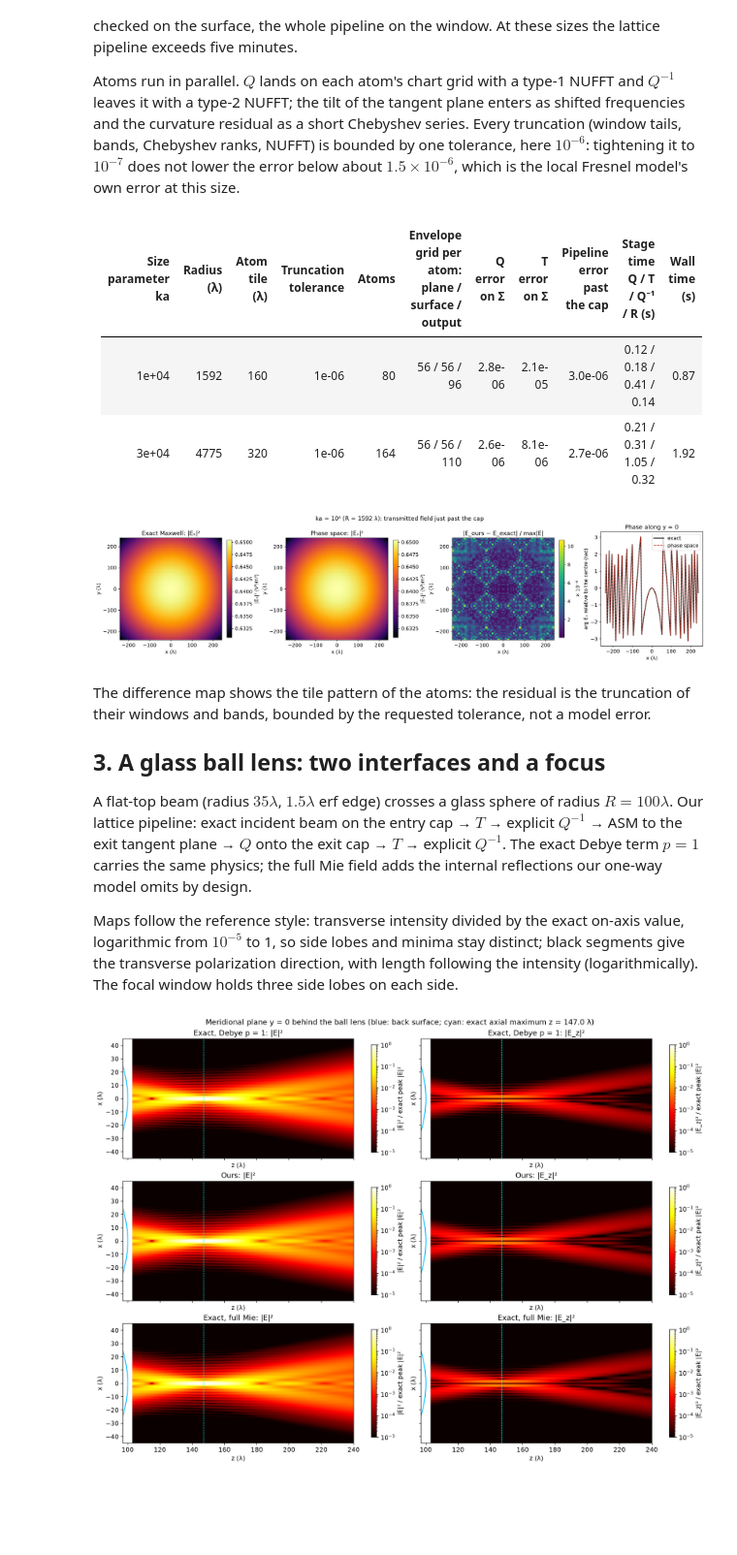
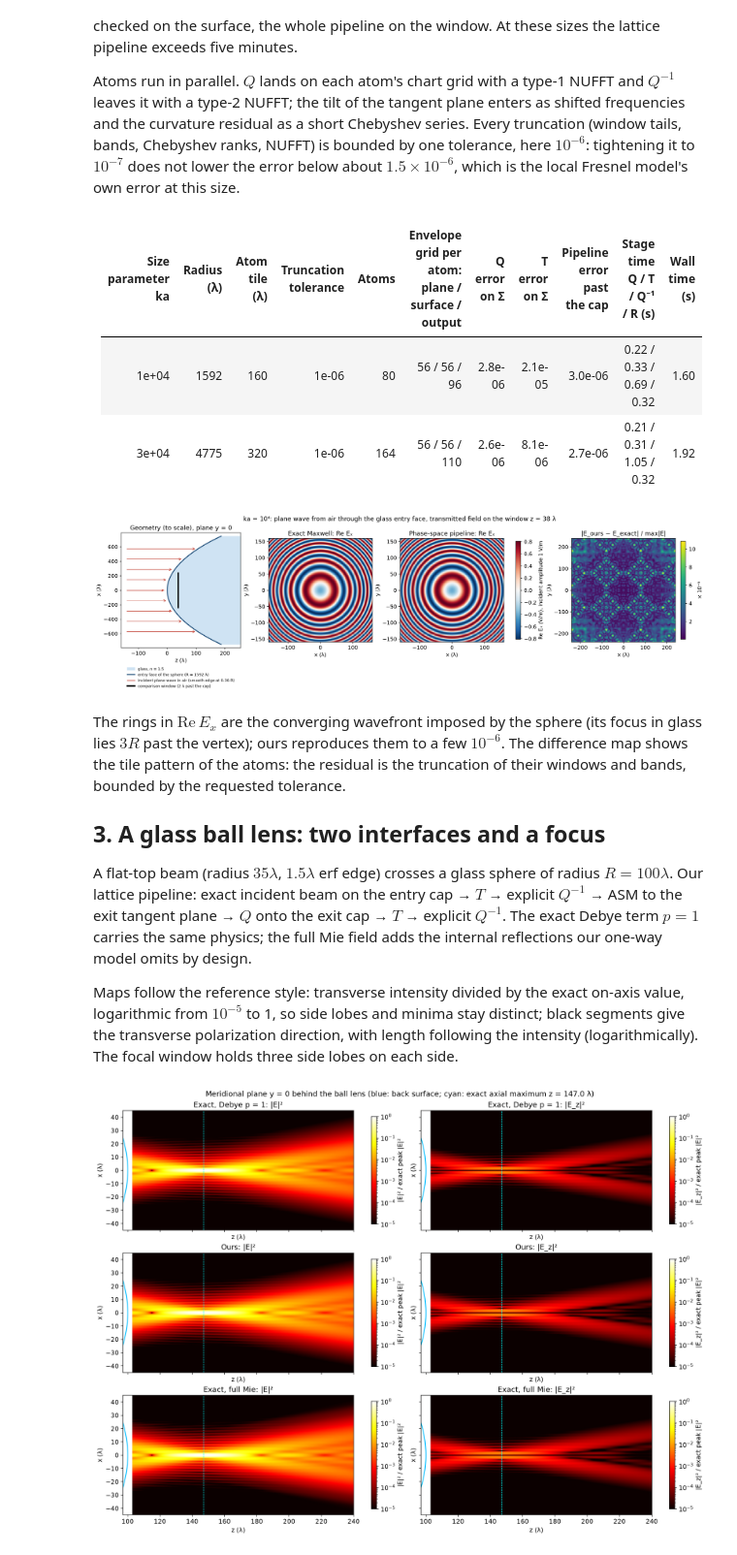
Before and after one commit to blancusjh/vecdiff, a Jupyter notebook: general/notebooks/07_macroscopic_interface_operators.ipynb, the cells around one changed output. Shown at 97% size. Drawn from its saved outputs; the diff is of its cells as text; code cells hidden in the pictures; blank space fills up the shorter version.

```diff
--- a/general/notebooks/07_macroscopic_interface_operators.ipynb
+++ b/general/notebooks/07_macroscopic_interface_operators.ipynb
@@ -69,47 +69,60 @@ The incident plane wave (apodized by a smooth edge at $0.36R$) is represented by
 
 Atoms run in parallel. $Q$ lands on each atom's chart grid with a type-1 NUFFT and $Q^{-1}$ leaves it with a type-2 NUFFT; the tilt of the tangent plane enters as shifted frequencies and the curvature residual as a short Chebyshev series. Every truncation (window tails, bands, Chebyshev ranks, NUFFT) is bounded by one tolerance, here $10^{-6}$: tightening it to $10^{-7}$ does not lower the error below about $1.5\times10^{-6}$, which is the local Fresnel model's own error at this size.
 # %%
-SETTINGS = {1e4: dict(tile=160.0, sharpness=8.0, tolerance=1e-6), 3e4: dict(tile=320.0, sharpness=8.0, tolerance=1e-6)}
+SETTINGS = {1e4: dict(tile=160.0, sharpness=8.0, tolerance=1e-6, dense=201), 3e4: dict(tile=320.0, sharpness=8.0, tolerance=1e-6)}
 cases = {ka: io.phase_space_sphere(ka, **settings) for ka, settings in SETTINGS.items()}
 rows = []
 for ka, d in cases.items():
     stages = {k[8:]: float(v) for k, v in d.items() if k.startswith("seconds")}
     rows.append((f"{ka:.0e}", f"{float(d['radius']):.0f}", f"{SETTINGS[ka]['tile']:.0f}", f"{SETTINGS[ka]['tolerance']:.0e}", int(d["atoms"]),
                  " / ".join(str(int(g)) for g in d["grids"]), f"{float(d['error_Q']):.1e}", f"{float(d['error_T']):.1e}",
                  f"{float(d['error_window']):.1e}", f"{stages['Q']:.2f} / {stages['T']:.2f} / {stages['Q^-1']:.2f} / {stages['R + evaluation']:.2f}",
                  f"{sum(stages.values()):.2f}"))
 table(("Size parameter ka", "Radius (λ)", "Atom tile (λ)", "Truncation tolerance", "Atoms", "Envelope grid per atom: plane / surface / output",
        "Q error on Σ", "T error on Σ", "Pipeline error past the cap", "Stage time Q / T / Q⁻¹ / R (s)", "Wall time (s)"), rows)
 
 d = cases[1e4]
+R = float(d["radius"])
 X, Y = d["dense_x"], d["dense_y"]
 exact, ours = d["dense_exact"], d["dense_ours"]
-fig, axes = plt.subplots(1, 4, figsize=(19, 4.6), layout="constrained")
-top = np.abs(exact[..., 0]).max() ** 2
-for ax, values, title in ((axes[0], abs(exact[..., 0]) ** 2, "Exact Maxwell: |Eₓ|²"), (axes[1], abs(ours[..., 0]) ** 2, "Phase space: |Eₓ|²")):
-    im = ax.pcolormesh(X, Y, values, cmap="inferno", shading="nearest", norm=Normalize(values.min(), top))
-    ax.set(aspect="equal", title=title, xlabel="x (λ)", ylabel="y (λ)")
-    fig.colorbar(im, ax=ax, label="|Eₓ|² (V²/m²)", shrink=0.85)
-difference = np.linalg.norm(ours - exact, axis=-1) / np.abs(exact[..., 0]).max()
-im = axes[2].pcolormesh(X, Y, difference * 1e6, cmap="viridis", shading="nearest")
-axes[2].set(aspect="equal", title="|E_ours − E_exact| / max|E|", xlabel="x (λ)", ylabel="y (λ)")
-fig.colorbar(im, ax=axes[2], label="× 10⁻⁶", shrink=0.85)
-row = X.shape[0] // 2
-reference_phase = np.conj(exact[row, row, 0])
-axes[3].plot(X[row], np.angle(exact[row, :, 0] * reference_phase), "-", color="0.1", lw=2, label="exact")
-axes[3].plot(X[row], np.angle(ours[row, :, 0] * reference_phase), "--", color="#c0392b", lw=1.3, label="phase space")
-axes[3].set(xlabel="x (λ)", ylabel="arg Eₓ relative to the centre (rad)", title="Phase along y = 0")
-axes[3].legend()
-fig.suptitle(f"ka = 10⁴ (R = {float(d['radius']):.0f} λ): transmitted field just past the cap")
+window_z = float(io.ground_truth(1e4, "entry")["window_points"][0, 0, 2])
+fig = plt.figure(figsize=(18, 5.2), layout="constrained")
+axes = fig.subplots(1, 4, gridspec_kw=dict(width_ratios=(1.15, 1, 1, 1)))
+# Geometry, meridional plane y = 0, to scale (x vertical, z horizontal).
+ax = axes[0]
+x = np.linspace(-0.47 * R, 0.47 * R, 400)
+sag = R - np.sqrt(R**2 - x**2)
+ax.fill_betweenx(x, sag, 0.16 * R, color="#cfe3f3", label="glass, n = 1.5")
+ax.plot(sag, x, color="#1f4e79", lw=2, label="entry face of the sphere (R = 1592 λ)")
+edge = 0.36 * R
+for xi in np.linspace(-edge, edge, 9):
+    ax.annotate("", xy=(R - np.sqrt(R**2 - xi**2) - 0.004 * R, xi), xytext=(-0.09 * R, xi),
+                arrowprops=dict(arrowstyle="->", color="#c0392b", lw=1))
+ax.plot([], [], color="#c0392b", lw=1.5, label="incident plane wave in air (smooth edge at 0.36 R)")
+ax.plot([window_z] * 2, [-0.15 * R, 0.15 * R], color="black", lw=3, label="comparison window (2 λ past the cap)")
+ax.set(xlim=(-0.1 * R, 0.16 * R), ylim=(-0.5 * R, 0.5 * R), xlabel="z (λ)", ylabel="x (λ)", title="Geometry (to scale), plane y = 0")
+ax.legend(loc="upper center", bbox_to_anchor=(0.5, -0.14), fontsize=8, ncol=1, frameon=False)
+# Re E_x: the rings are the wavefront curvature the sphere imposes.
+scale = np.abs(exact[..., 0]).max()
+for ax, values, title in ((axes[1], exact, "Exact Maxwell: Re Eₓ"), (axes[2], ours, "Phase-space pipeline: Re Eₓ")):
+    im = ax.pcolormesh(X, Y, values[..., 0].real, cmap="RdBu_r", vmin=-scale, vmax=scale, shading="nearest")
+    # ±160 λ keeps at least eight samples per ring period (the rings tighten outward).
+    ax.set(aspect="equal", title=title, xlabel="x (λ)", ylabel="y (λ)", xlim=(-160, 160), ylim=(-160, 160))
+fig.colorbar(im, ax=axes[1:3], label="Re Eₓ (V/m), incident amplitude 1 V/m", shrink=0.85)
+difference = np.linalg.norm(ours - exact, axis=-1) / scale
+im = axes[3].pcolormesh(X, Y, difference * 1e6, cmap="viridis", shading="nearest")
+axes[3].set(aspect="equal", title="|E_ours − E_exact| / max|E|", xlabel="x (λ)", ylabel="y (λ)")
+fig.colorbar(im, ax=axes[3], label="× 10⁻⁶", shrink=0.85)
+fig.suptitle(f"ka = 10⁴: plane wave from air through the glass entry face, transmitted field on the window z = {window_z:.0f} λ")
 plt.show()
 # %% [output]
 | Size parameter ka | Radius (λ) | Atom tile (λ) | Truncation tolerance | Atoms | Envelope grid per atom: plane / surface / output | Q error on Σ | T error on Σ | Pipeline error past the cap | Stage time Q / T / Q⁻¹ / R (s) | Wall time (s) |
 |---|---|---|---|---|---|---|---|---|---|---|
-| 1e+04 | 1592 | 160 | 1e-06 | 80 | 56 / 56 / 96 | 2.8e-06 | 2.1e-05 | 3.0e-06 | 0.12 / 0.18 / 0.41 / 0.14 | 0.87 |
+| 1e+04 | 1592 | 160 | 1e-06 | 80 | 56 / 56 / 96 | 2.8e-06 | 2.1e-05 | 3.0e-06 | 0.22 / 0.33 / 0.69 / 0.32 | 1.60 |
 | 3e+04 | 4775 | 320 | 1e-06 | 164 | 56 / 56 / 110 | 2.6e-06 | 8.1e-06 | 2.7e-06 | 0.21 / 0.31 / 1.05 / 0.32 | 1.92 |
-[figure, old version]
+[figure, new version]
 # %% [markdown]
-The difference map shows the tile pattern of the atoms: the residual is the truncation of their windows and bands, bounded by the requested tolerance, not a model error.
+The rings in $\mathrm{Re}\,E_x$ are the converging wavefront imposed by the sphere (its focus in glass lies $3R$ past the vertex); ours reproduces them to a few $10^{-6}$. The difference map shows the tile pattern of the atoms: the residual is the truncation of their windows and bands, bounded by the requested tolerance.
 
 ## 3. A glass ball lens: two interfaces and a focus
 
```
Also changed, not shown: parts of 7 cells of this notebook, 2 other files.
